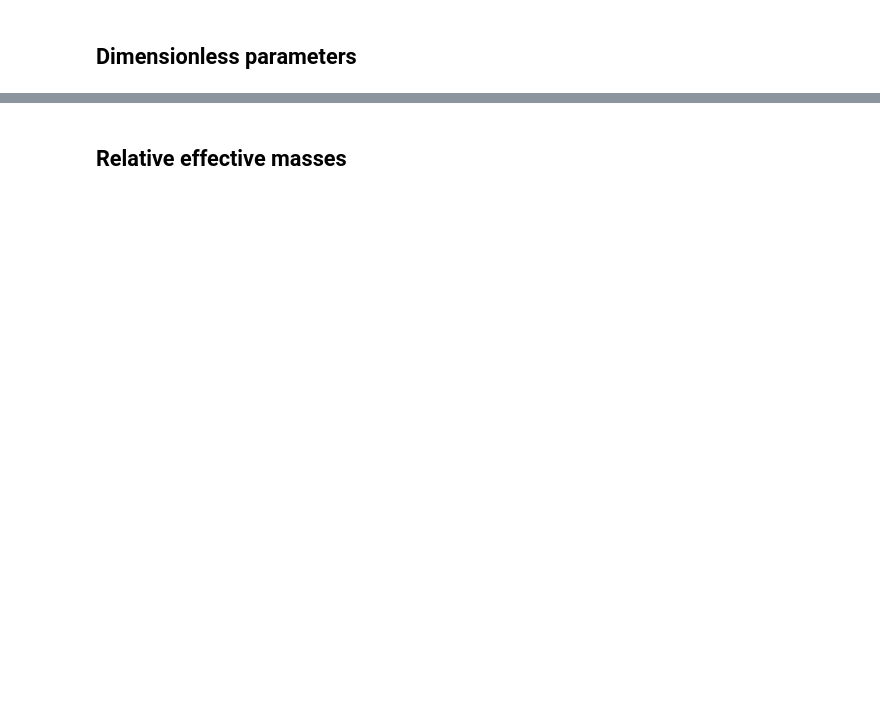
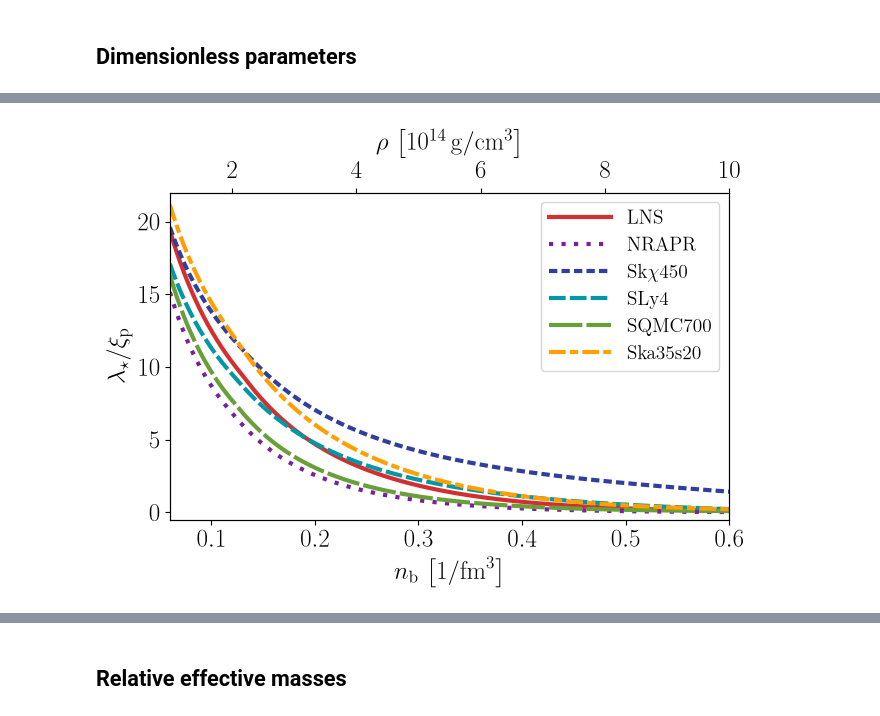
Before and after one commit to vanessagraber/NS_EoS, a Jupyter notebook: examples/plotting_results.ipynb, the cells around one changed output, grey strips where cells are left out. Saved outputs shown, nothing was run; the diff lists cells and outputs as text; code cells hidden in the pictures; blank space fills up the shorter version.

```diff
--- a/examples/plotting_results.ipynb
+++ b/examples/plotting_results.ipynb
@@ -649,3 +681,84 @@ plt.show()
+# %%
+kappa_star_LNS = data_LNS["lambda_star"].values / data_LNS["xi_p"].values
+kappa_star_NRAPR = data_NRAPR["lambda_star"].values / data_NRAPR["xi_p"].values
+kappa_star_Skchi450 = data_Skchi450["lambda_star"].values / data_Skchi450["xi_p"].values
+kappa_star_SLy4 = data_SLy4["lambda_star"].values / data_SLy4["xi_p"].values
+kappa_star_SQMC700 = data_SQMC700["lambda_star"].values / data_SQMC700["xi_p"].values
+kappa_star_Ska35s20 = data_Ska35s20["lambda_star"].values / data_Ska35s20["xi_p"].values
+# %%
+fig, ax = plt.subplots()
+fig.set_size_inches(width, height)
+
+ax.plot(
+    n_b, kappa_LNS, "-", color=colours[0], linewidth=3, label=r"LNS", dashes=lines[0]
+)
+ax.plot(
+    n_b,
+    kappa_star_NRAPR,
+    "-",
+    color=colours[1],
+    linewidth=3,
+    label=r"NRAPR",
+    dashes=lines[1],
+)
+ax.plot(
+    n_b,
+    kappa_star_Skchi450,
+    "-",
+    color=colours[2],
+    linewidth=3,
+    label=r"Sk$\chi$450",
+    dashes=lines[2],
+)
+ax.plot(
+    n_b,
+    kappa_star_SLy4,
+    "-",
+    color=colours[3],
+    linewidth=3,
+    label=r"SLy4",
+    dashes=lines[3],
+)
+ax.plot(
+    n_b,
+    kappa_star_SQMC700,
+    "-",
+    color=colours[4],
+    linewidth=3,
+    label=r"SQMC700",
+    dashes=lines[4],
+)
+ax.plot(
+    n_b,
+    kappa_star_Ska35s20,
+    "-",
+    color=colours[5],
+    linewidth=3,
+    label=r"Ska35s20",
+    dashes=lines[5],
+)
+
+ax.set_xlim(0.06, 0.6)
+upper_ylimit = 22
+ax.set_ylim(-0.5, upper_ylimit)
+ax.set_xlabel(r"$n_{\rm b}$ $\left[ 1 / {\rm fm}^{3} \right]$")
+ax.set_ylabel(r"$\lambda_{\star} / \xi_{\rm p}$")
+
+plt.legend(loc=1, handlelength=3.2)
+
+secax = ax.twiny()
+secax.plot(n_b, np.ones(len(rho_b)) * upper_ylimit)
+secax.set_xlabel(
+    r"$\rho$ $\left[ 10^{14} \, {\rm g} / {\rm cm}^{3} \right]$", labelpad=8
+)
+secax.set_xlim(1.0, 10.0)
+
+plt.tight_layout()
+
+plt.savefig("../examples/plots/kappa_star.pdf", dpi=1000, bbox_inches="tight")
+plt.show()
+# %% [output]
+[figure, added]
 # %%
 R_LNS = data_LNS["R"].values
 R_NRAPR = data_NRAPR["R"].values
```
Also changed, not shown: parts of 25 cells of this notebook.
